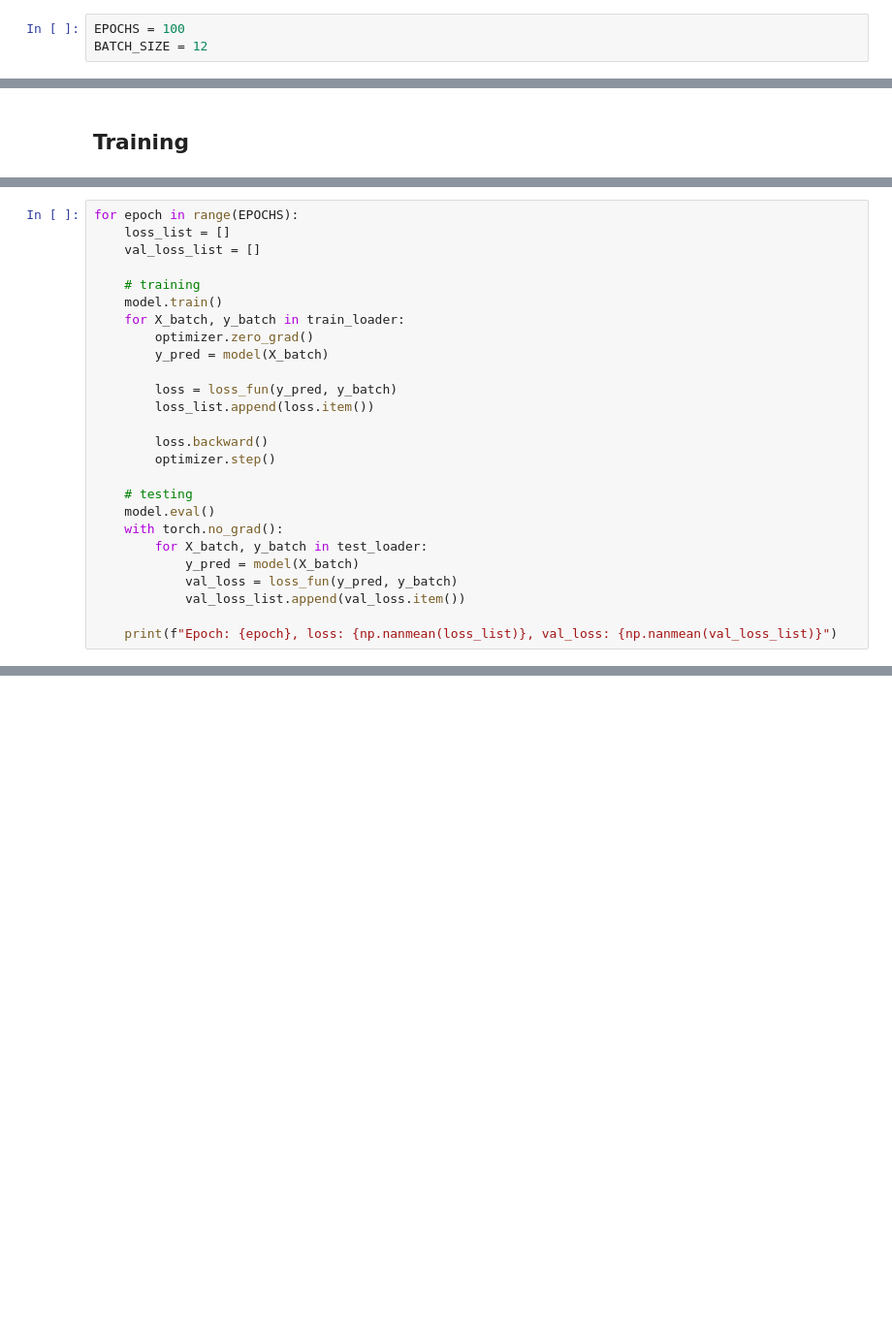
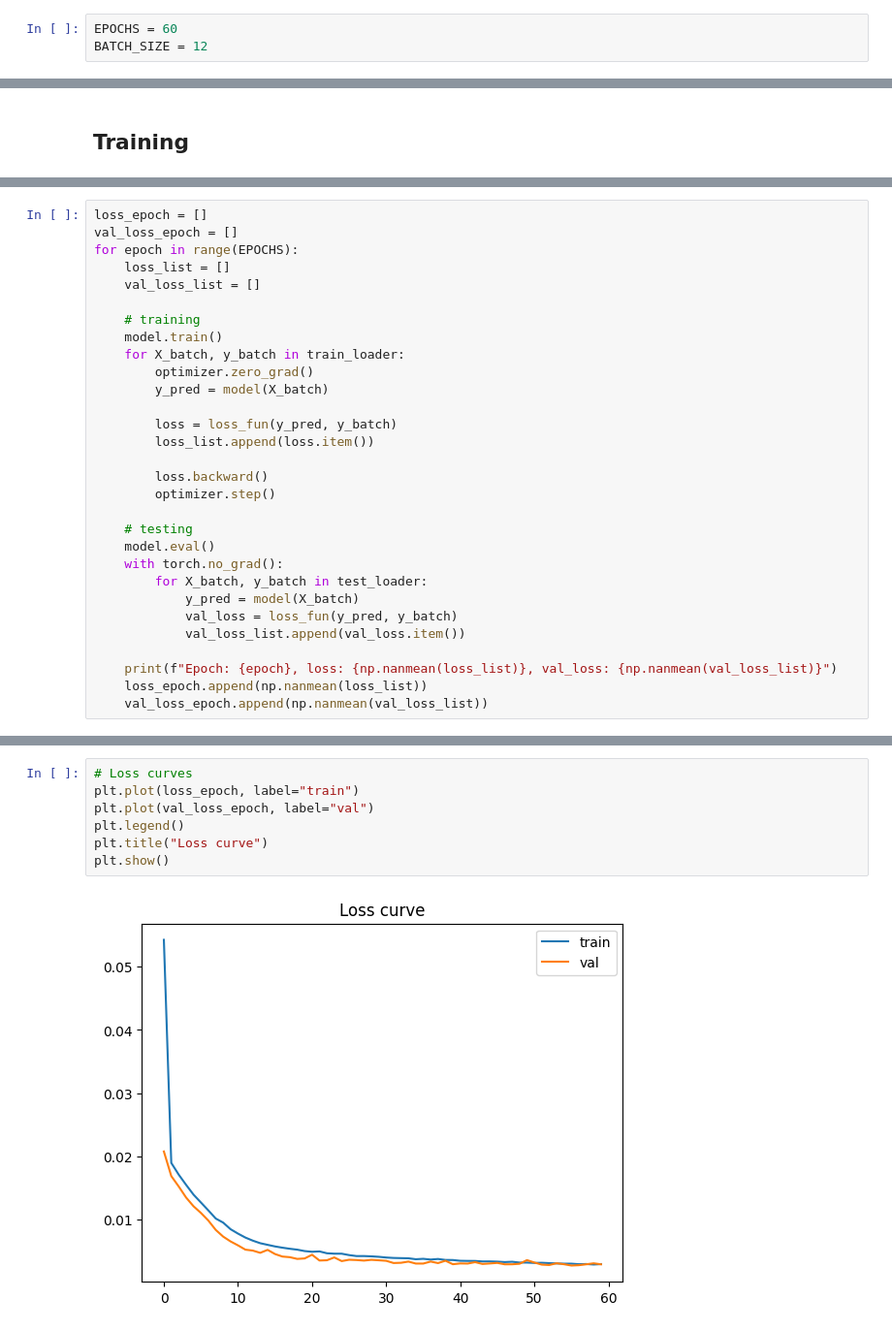
Before and after one commit to MichaelVerdegaal/PSONeuralNetwork, a Jupyter notebook: main/main.ipynb, the cells around one changed output, grey strips where cells are left out. Shown at 97% size. Cells and saved outputs as stored; diff of their text form; blank space fills up the shorter version.

Commit message:
chore loss curve

```diff
--- a/main/main.ipynb
+++ b/main/main.ipynb
@@ -588,7 +589,7 @@ Our dataset is now cleaned.
 # %% [markdown]
 ## Preparation
 # %%
-EPOCHS = 100
+EPOCHS = 60
 BATCH_SIZE = 12
 # %% [markdown]
 We have now cleaned our dataset quite a bit. Next is splitting it into features and target.
@@ -656,4 +657,6 @@ for i, (X_batch, y_batch) in enumerate(train_loader):
 # %%
+loss_epoch = []
+val_loss_epoch = []
 for epoch in range(EPOCHS):
     loss_list = []
     val_loss_list = []
@@ -679,4 +682,6 @@ for epoch in range(EPOCHS):
             val_loss_list.append(val_loss.item())
 
     print(f"Epoch: {epoch}, loss: {np.nanmean(loss_list)}, val_loss: {np.nanmean(val_loss_list)}")
+    loss_epoch.append(np.nanmean(loss_list))
+    val_loss_epoch.append(np.nanmean(val_loss_list))
 # %% [output]
@@ -700,3 +705,12 @@ Epoch: 99, loss: 0.001828108273585212, val_loss: 0.002838184099148392
+# %%
+# Loss curves
+plt.plot(loss_epoch, label="train")
+plt.plot(val_loss_epoch, label="val")
+plt.legend()
+plt.title("Loss curve")
+plt.show()
+# %% [output]
+[figure, added]
 # %%
 # R2 Score
 scores = []
```
Also changed, not shown: parts of 5 cells of this notebook.
